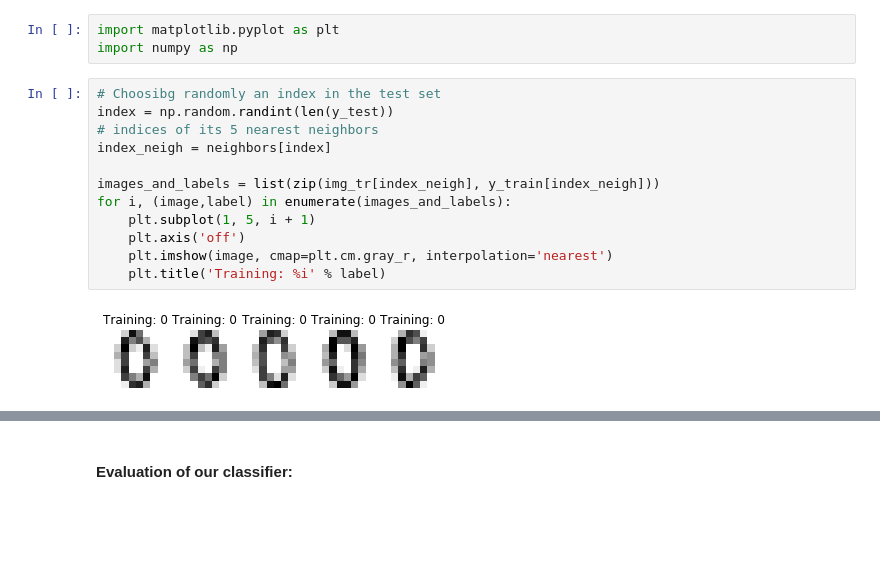
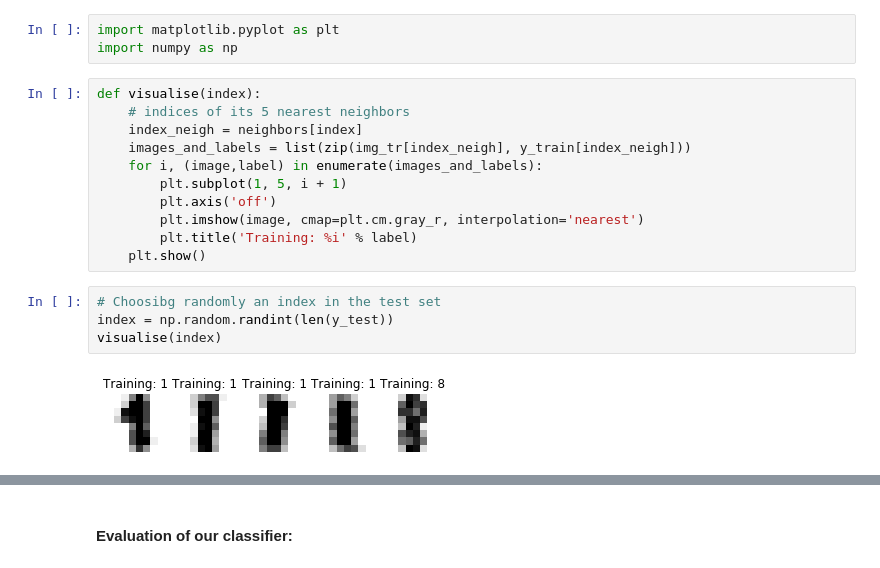
Before and after one commit to Bensrhin/Applied-Machine-Learning, a Jupyter notebook: Evaluation Tools.ipynb, the cells around one changed output, grey strips where cells are left out. Cells and saved outputs as stored; diff of their text form; blank space fills up the shorter version.

```diff
--- a/Evaluation Tools.ipynb
+++ b/Evaluation Tools.ipynb
@@ -56,16 +56,19 @@ Visualise the neighbors of a random test sample:
 import matplotlib.pyplot as plt
 import numpy as np
 # %%
-# Choosibg randomly an index in the test set
-index = np.random.randint(len(y_test))
-# indices of its 5 nearest neighbors
-index_neigh = neighbors[index]
-
-images_and_labels = list(zip(img_tr[index_neigh], y_train[index_neigh]))
-for i, (image,label) in enumerate(images_and_labels):
-    plt.subplot(1, 5, i + 1)
-    plt.axis('off')
-    plt.imshow(image, cmap=plt.cm.gray_r, interpolation='nearest')
-    plt.title('Training: %i' % label)
+def visualise(index):
+    # indices of its 5 nearest neighbors
+    index_neigh = neighbors[index]
+    images_and_labels = list(zip(img_tr[index_neigh], y_train[index_neigh]))
+    for i, (image,label) in enumerate(images_and_labels):
+        plt.subplot(1, 5, i + 1)
+        plt.axis('off')
+        plt.imshow(image, cmap=plt.cm.gray_r, interpolation='nearest')
+        plt.title('Training: %i' % label)
+    plt.show()
-# %% [output]
-[figure, removed]
+# %%
+# Choosibg randomly an index in the test set
+index = np.random.randint(len(y_test))
+visualise(index)
+# %% [output]
+[figure, added]
```
Also changed, not shown: parts of 12 cells of this notebook.
